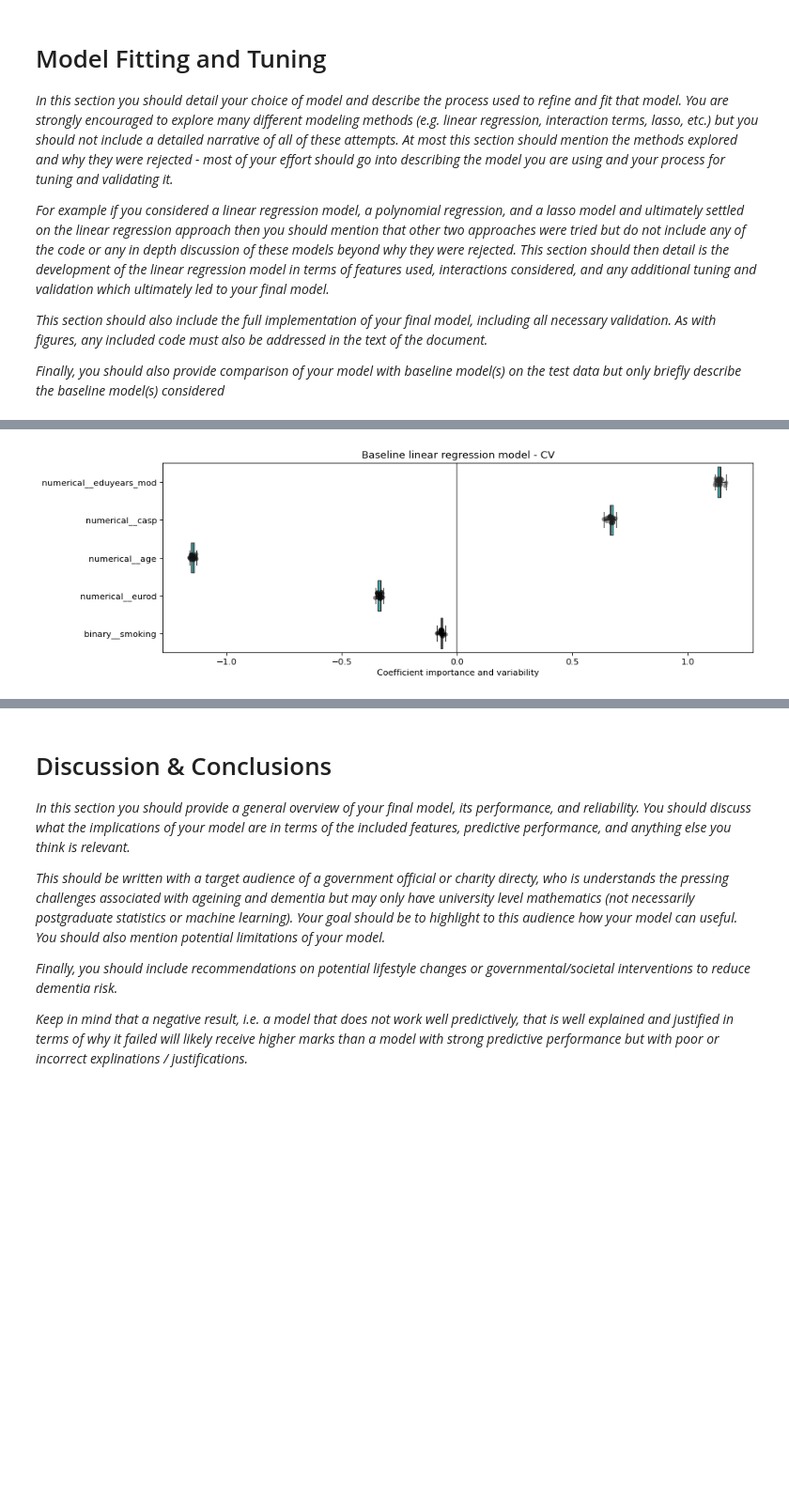
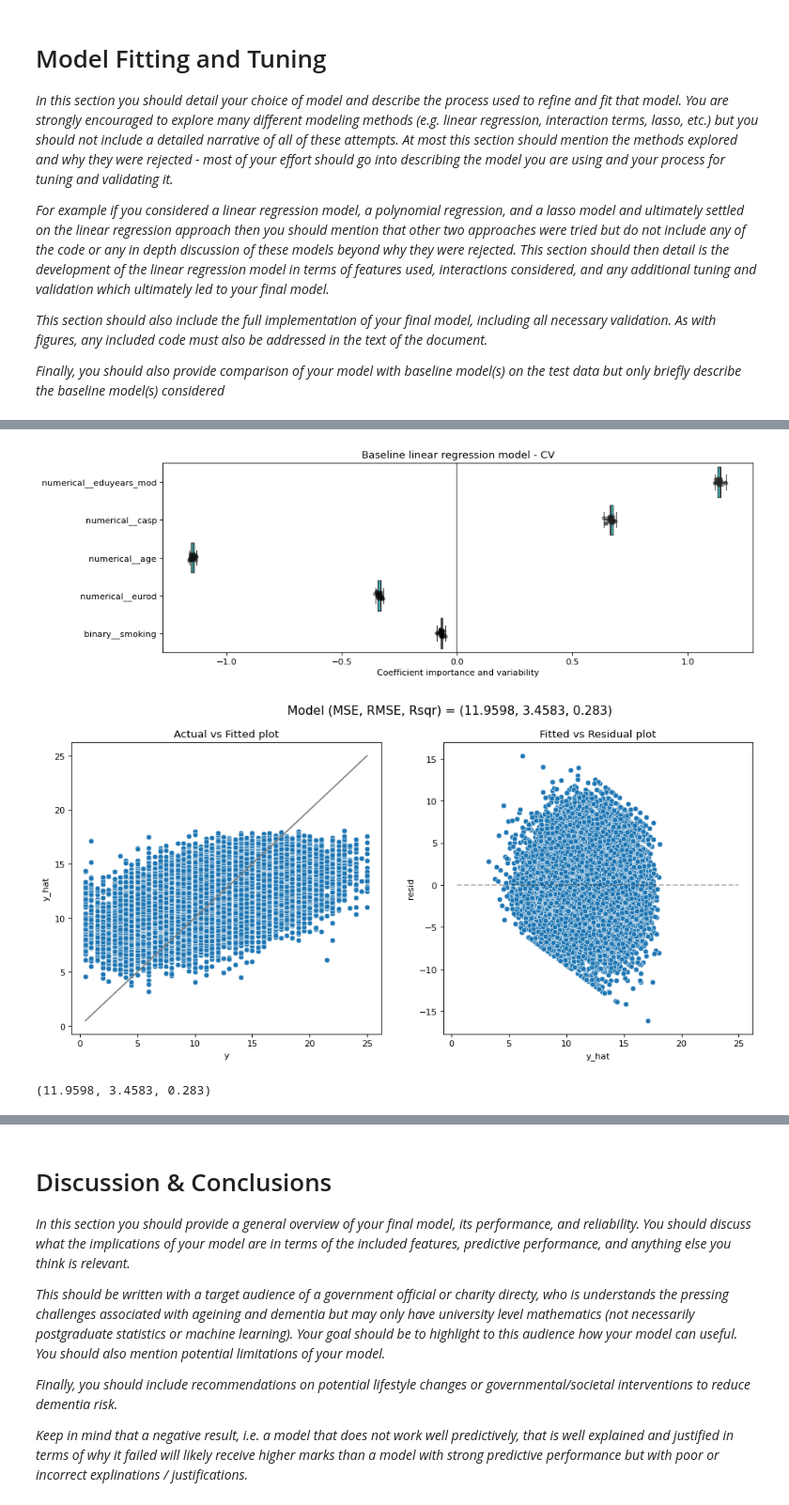
Before and after one commit to ananyajai/mlp_coursework_01, a Jupyter notebook: project1.ipynb, the cells around one changed output, grey strips where cells are left out. Shown at 94% size. Drawn from its saved outputs; the diff is of its cells as text; code cells hidden in the pictures; blank space fills up the shorter version.

```diff
--- a/project1.ipynb
+++ b/project1.ipynb
@@ -622,57 +629,41 @@ baseline_pipe = Pipeline([
     ("model", LinearRegression())
 ])
 
-baseline_pipe
-
 baseline_model = baseline_pipe.fit(X_train_bs,y_train)
-
-# # Print the R squared (ranges 0 to 1, with higher values better)
-#print(round(baseline_pipe.score(X_train_bs, y_train), 3))
-
-feature_names = baseline_model[:-1].get_feature_names_out()
-
-coefs0 = pd.DataFrame(
-    baseline_model[-1].coef_,
-    columns=["Coefficients"],
-    index=feature_names,
-)
-
-#coefs0
 
 from sklearn.model_selection import RepeatedKFold, cross_validate
 
 cv = RepeatedKFold(n_splits=5, n_repeats=5, random_state=0)
 cv_model = cross_validate(
     baseline_model,
     X_train_bs,
     y_train,
     cv=cv,
     return_estimator=True,
     n_jobs=2,
 )
 
 coefs = pd.DataFrame(
     [
         est[-1].coef_ * est[:-1].transform(X_train_bs.iloc[train_idx]).std(axis=0)
         for est, (train_idx, _) in zip(cv_model["estimator"], cv.split(X_train_bs, y_train))
     ],
     columns=feature_names,
 )
 
 plt.figure(figsize=(16, 4))
 sns.stripplot(data=coefs, orient="h", palette="dark:k", alpha=0.5)
 sns.boxplot(data=coefs, orient="h", color="cyan", saturation=0.5, whis=10)
 plt.axvline(x=0, color=".5")
 plt.xlabel("Coefficient importance and variability")
-plt.title("Baseline linear regression model - CV")
+plt.title("Baseline linear regression model - CV",fontsize=16)
 plt.subplots_adjust(left=0.3)
 
 # Model fit on training data
-#model_fit(baseline_model, X_train_bs, y_train, plot = True)
-
-#print(np.round(get_coefs(baseline_model)))
-
-#print(np.c_[np.append(['intercept'],baseline_model.feature_names_in_),np.round(get_coefs(baseline_model),4)])
+baseline_MSE, baseline_RMSE, baseline_R2 = model_fit(baseline_model, X_train_bs, y_train, plot = False)
+model_fit(baseline_model, X_train_bs, y_train, plot = True)
 # %% [output]
 [figure]
+[figure, added]
+(11.9598, 3.4583, 0.283)
 # %% [markdown]
```
Also changed, not shown: parts of 14 cells of this notebook.
